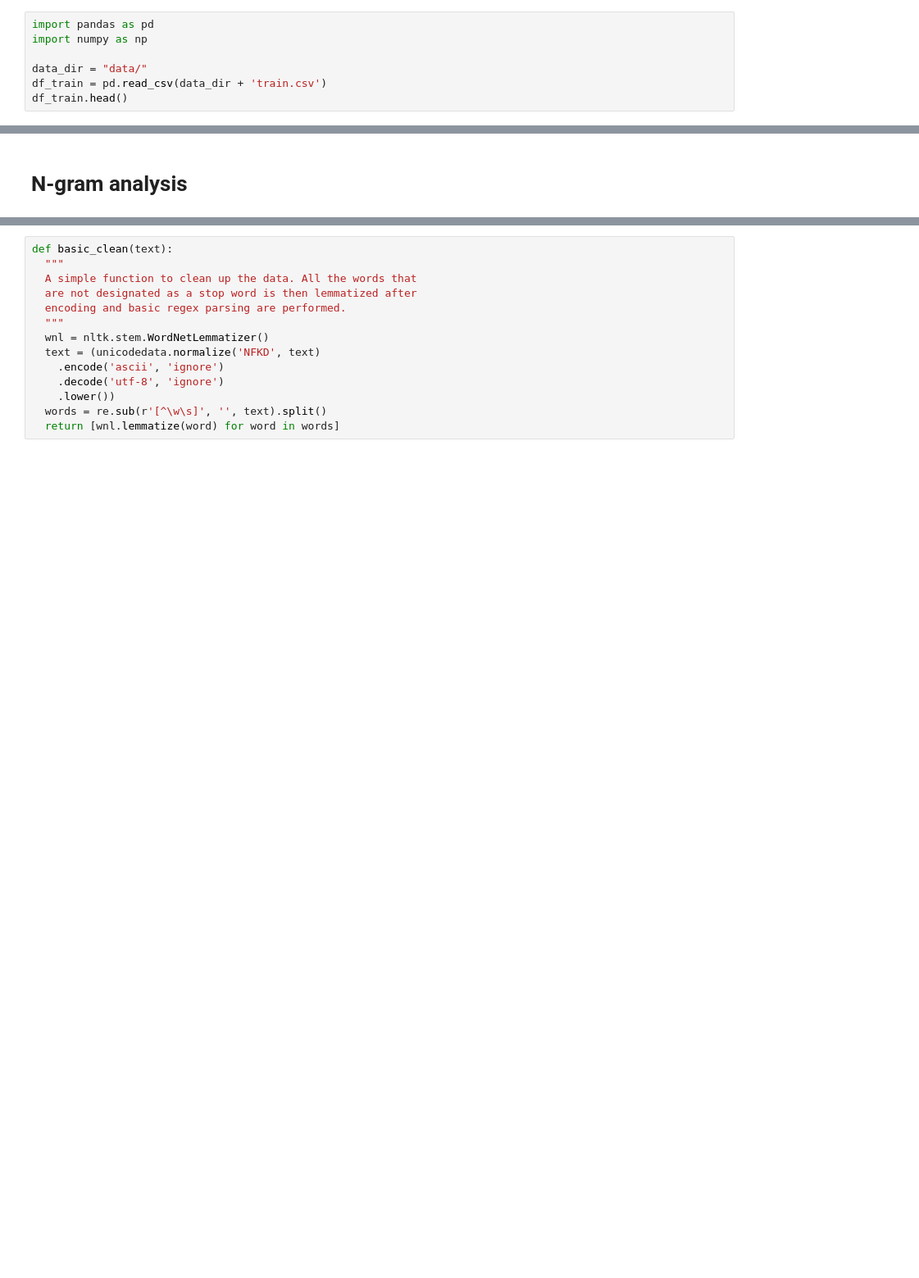
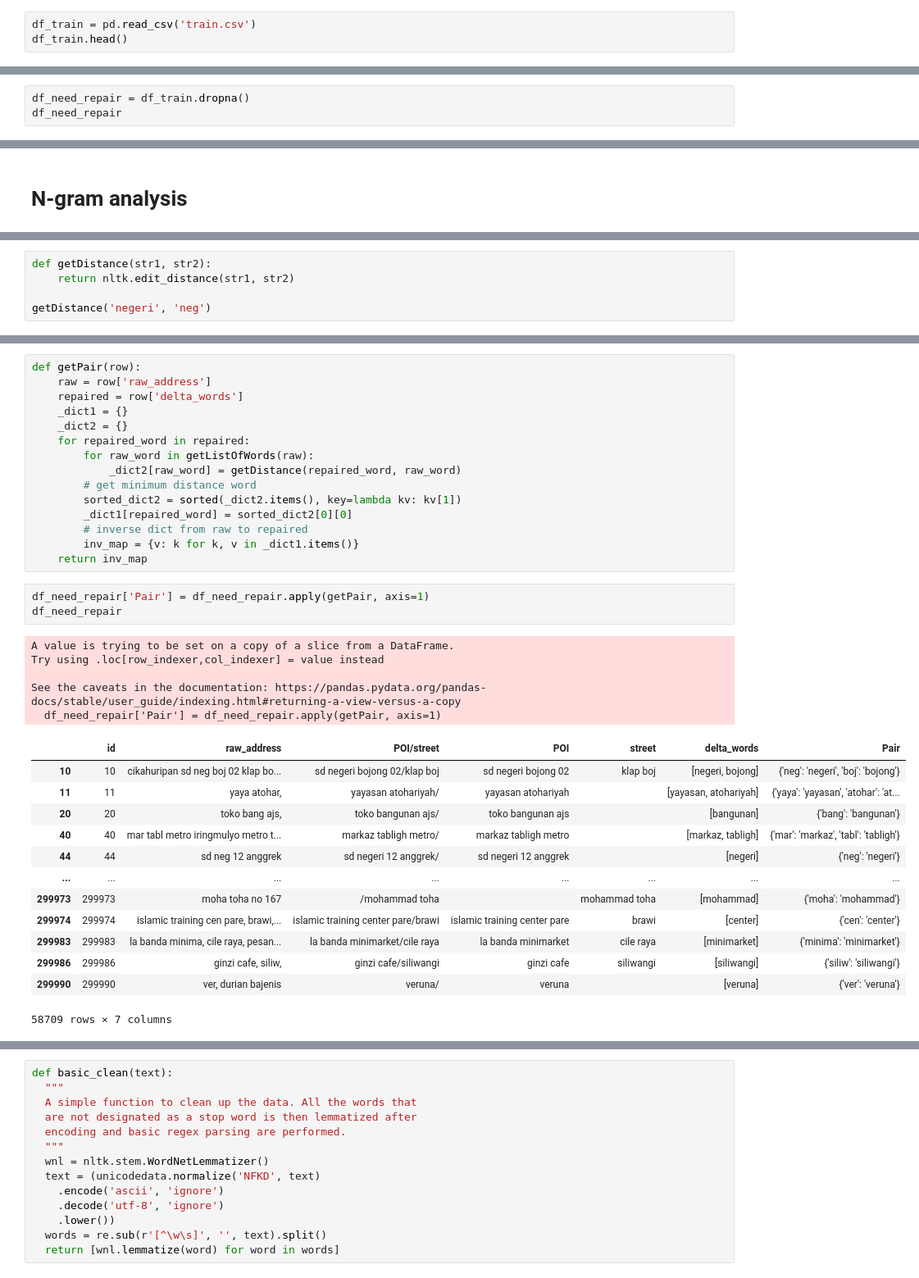
Before and after one commit to mhilmiasyrofi/AddressExtraction, a Jupyter notebook: Repair-Words.ipynb, the cells around one changed output, grey strips where cells are left out. Shown at 82% size. Drawn from its saved outputs; the diff is of its cells as text; blank space fills up the shorter version.

```diff
--- a/Repair-Words.ipynb
+++ b/Repair-Words.ipynb
@@ -1,9 +12,5 @@
 # %%
-import pandas as pd
-import numpy as np
-
-data_dir = "data/"
-df_train = pd.read_csv(data_dir + 'train.csv')
+df_train = pd.read_csv('train.csv')
 df_train.head()
 # %% [output]
 |  | id | raw_address | POI/street |
@@ -84,0 +74,3 @@ df_train.dropna()
+# %%
+df_need_repair = df_train.dropna()
+df_need_repair
@@ -91,0 +95,5 @@ import nltk
+# %%
+def getDistance(str1, str2):
+    return nltk.edit_distance(str1, str2)
+
+getDistance('negeri', 'neg')
@@ -91,0 +122,37 @@ import nltk
+# %%
+def getPair(row):
+    raw = row['raw_address']
+    repaired = row['delta_words']
+    _dict1 = {}
+    _dict2 = {}
+    for repaired_word in repaired:
+        for raw_word in getListOfWords(raw):
+            _dict2[raw_word] = getDistance(repaired_word, raw_word)
+        # get minimum distance word
+        sorted_dict2 = sorted(_dict2.items(), key=lambda kv: kv[1])
+        _dict1[repaired_word] = sorted_dict2[0][0]
+        # inverse dict from raw to repaired
+        inv_map = {v: k for k, v in _dict1.items()}
+    return inv_map
+# %%
+df_need_repair['Pair'] = df_need_repair.apply(getPair, axis=1)
+df_need_repair
+# %% [output]
+A value is trying to be set on a copy of a slice from a DataFrame.
+Try using .loc[row_indexer,col_indexer] = value instead
+
+See the caveats in the documentation: https://pandas.pydata.org/pandas-docs/stable/user_guide/indexing.html#returning-a-view-versus-a-copy
+  df_need_repair['Pair'] = df_need_repair.apply(getPair, axis=1)
+|  | id | raw_address | POI/street | POI | street | delta_words | Pair |
+| 10 | 10 | cikahuripan sd neg boj 02 klap bo... | sd negeri bojong 02/klap boj | sd negeri bojong 02 | klap boj | [negeri, bojong] | {'neg': 'negeri', 'boj': 'bojong'} |
+| 11 | 11 | yaya atohar, | yayasan atohariyah/ | yayasan atohariyah |  | [yayasan, atohariyah] | {'yaya': 'yayasan', 'atohar': 'at... |
+| 20 | 20 | toko bang ajs, | toko bangunan ajs/ | toko bangunan ajs |  | [bangunan] | {'bang': 'bangunan'} |
+| 40 | 40 | mar tabl metro iringmulyo metro t... | markaz tabligh metro/ | markaz tabligh metro |  | [markaz, tabligh] | {'mar': 'markaz', 'tabl': 'tabligh'} |
+| 44 | 44 | sd neg 12 anggrek | sd negeri 12 anggrek/ | sd negeri 12 anggrek |  | [negeri] | {'neg': 'negeri'} |
+| ... | ... | ... | ... | ... | ... | ... | ... |
+| 299973 | 299973 | moha toha no 167 | /mohammad toha |  | mohammad toha | [mohammad] | {'moha': 'mohammad'} |
+| 299974 | 299974 | islamic training cen pare, brawi,... | islamic training center pare/brawi | islamic training center pare | brawi | [center] | {'cen': 'center'} |
+| 299983 | 299983 | la banda minima, cile raya, pesan... | la banda minimarket/cile raya | la banda minimarket | cile raya | [minimarket] | {'minima': 'minimarket'} |
+| 299986 | 299986 | ginzi cafe, siliw, | ginzi cafe/siliwangi | ginzi cafe | siliwangi | [siliwangi] | {'siliw': 'siliwangi'} |
+| 299990 | 299990 | ver, durian bajenis | veruna/ | veruna |  | [veruna] | {'ver': 'veruna'} |
+58709 rows × 7 columns
```
Also changed, not shown: parts of 20 cells of this notebook.
